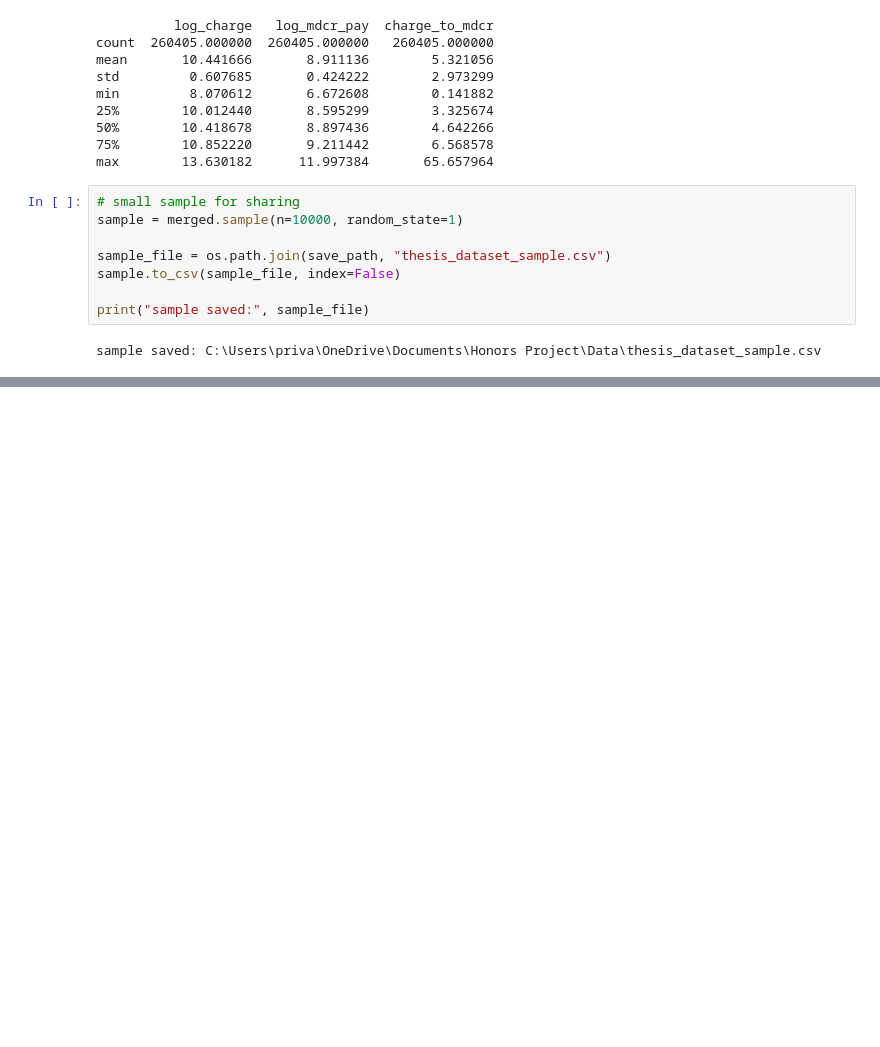
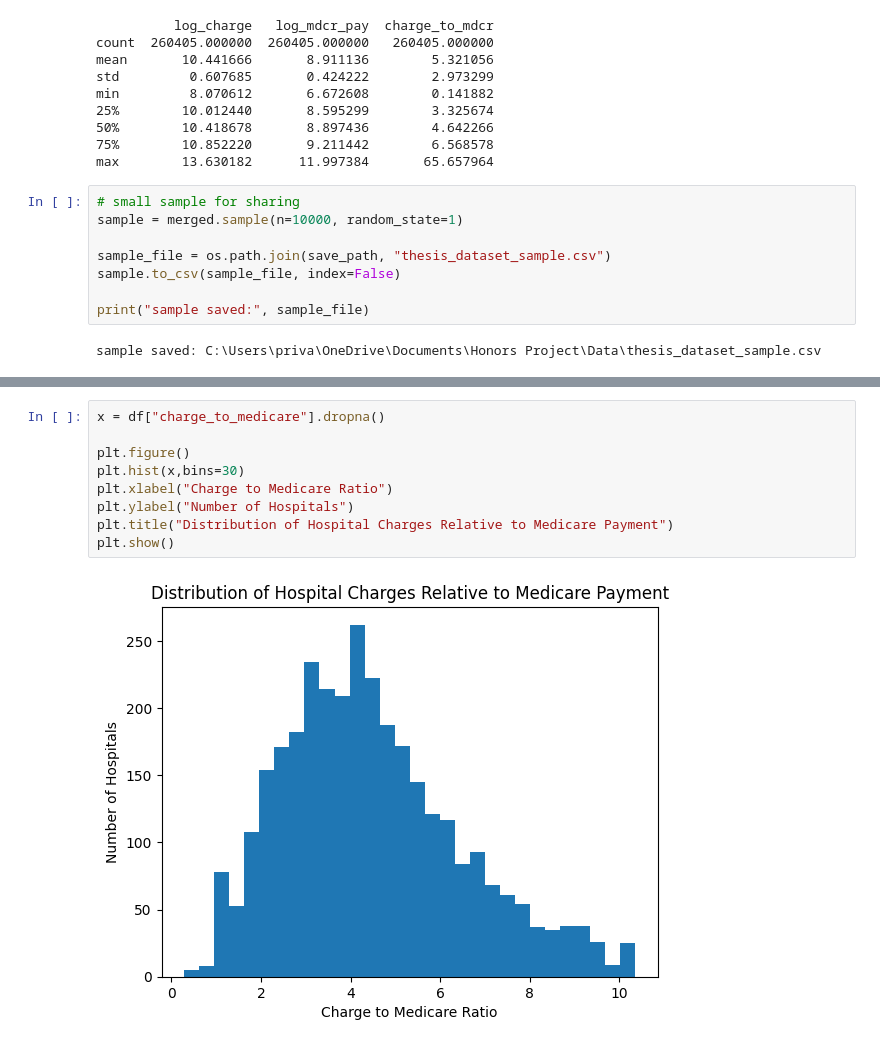
Before and after one commit to Naeemalmohtaseb/Hospital-Insurance, a Jupyter notebook: Script1.ipynb, the cells around one changed output, grey strips where cells are left out. Saved outputs shown, nothing was run; the diff lists cells and outputs as text; blank space fills up the shorter version.

```diff
--- a/Script1.ipynb
+++ b/Script1.ipynb
@@ -458,0 +1386,11 @@ sample saved: C:\Users\priva\OneDrive\Documents\Honors Project\Data\thesis_datas
+# %%
+x = df["charge_to_medicare"].dropna()
+
+plt.figure()
+plt.hist(x,bins=30)
+plt.xlabel("Charge to Medicare Ratio")
+plt.ylabel("Number of Hospitals")
+plt.title("Distribution of Hospital Charges Relative to Medicare Payment")
+plt.show()
+# %% [output]
+[figure, added]
```
Also changed, not shown: parts of 36 cells of this notebook.
